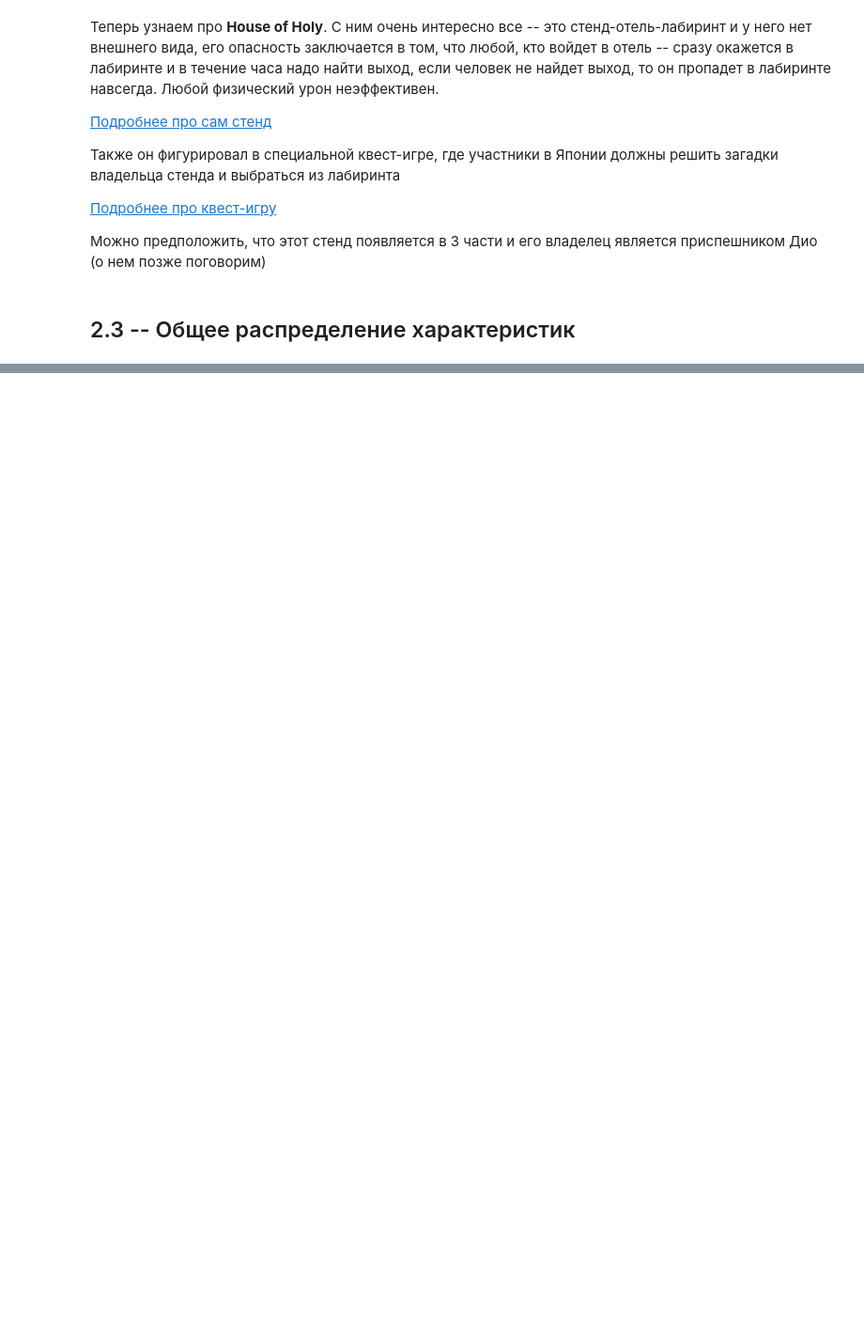
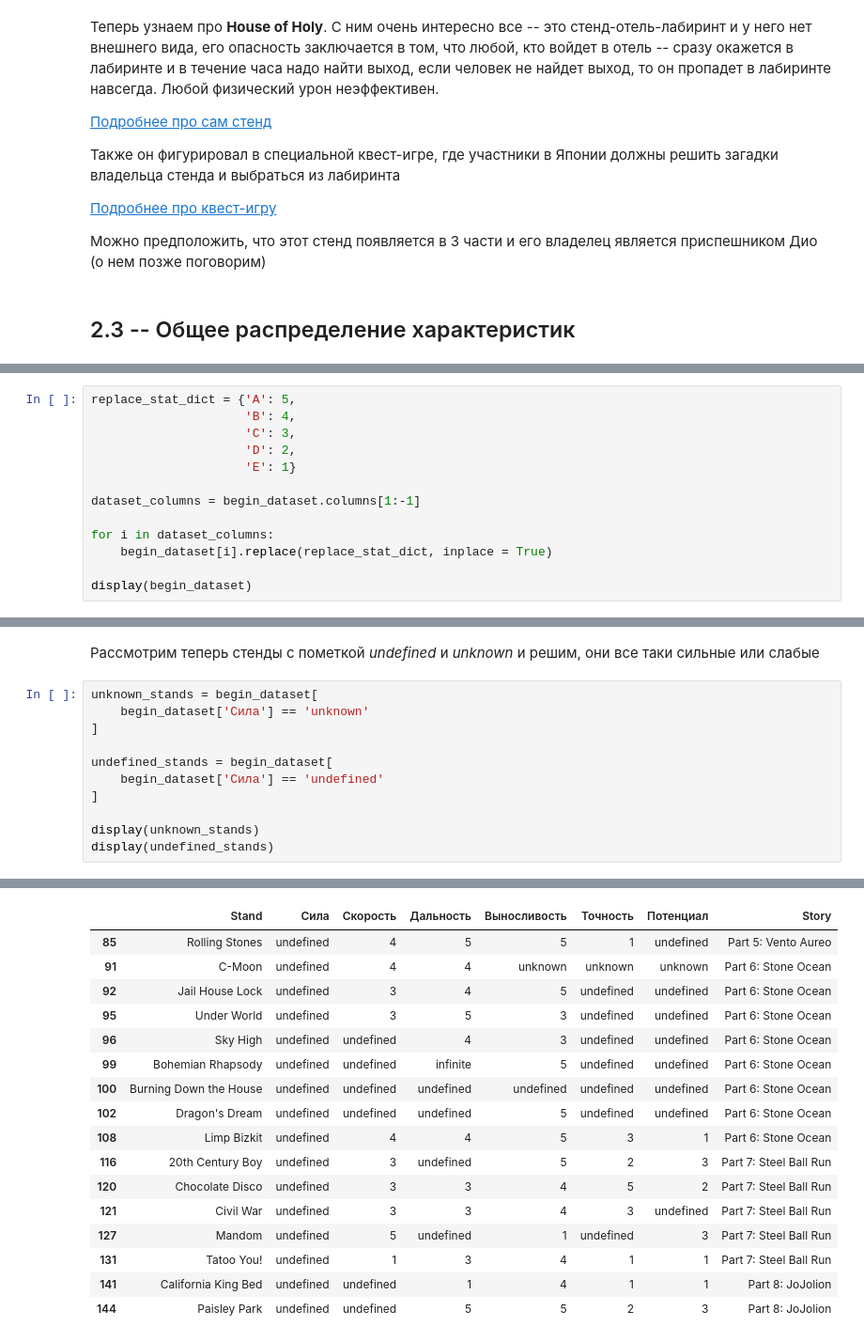
Before and after one commit to BogdanG888G/JOJO_stands, a Jupyter notebook: JOJO_stands.ipynb, the cells around one changed output, grey strips where cells are left out. Shown at 94% size. Cells and saved outputs as stored; diff of their text form; blank space fills up the shorter version.

```diff
--- a/JOJO_stands.ipynb
+++ b/JOJO_stands.ipynb
@@ -170,0 +193,13 @@ display(featured_part)
+# %%
+replace_stat_dict = {'A': 5,
+                     'B': 4,
+                     'C': 3,
+                     'D': 2,
+                     'E': 1}
+
+dataset_columns = begin_dataset.columns[1:-1]
+
+for i in dataset_columns:
+    begin_dataset[i].replace(replace_stat_dict, inplace = True)
+
+display(begin_dataset)
@@ -170,0 +267,14 @@ display(featured_part)
+# %% [markdown]
+Рассмотрим теперь стенды с пометкой *undefined* и *unknown* и решим, они все таки сильные или слабые
+# %%
+unknown_stands = begin_dataset[
+    begin_dataset['Сила'] == 'unknown'
+]
+
+undefined_stands = begin_dataset[
+    begin_dataset['Сила'] == 'undefined'
+]
+
+display(unknown_stands)
+display(undefined_stands)
+# %% [output]
@@ -170,0 +284,17 @@ display(featured_part)
+|  | Stand | Сила | Скорость | Дальность | Выносливость | Точность | Потенциал | Story |
+| 85 | Rolling Stones | undefined | 4 | 5 | 5 | 1 | undefined | Part 5: Vento Aureo |
+| 91 | C-Moon | undefined | 4 | 4 | unknown | unknown | unknown | Part 6: Stone Ocean |
+| 92 | Jail House Lock | undefined | 3 | 4 | 5 | undefined | undefined | Part 6: Stone Ocean |
+| 95 | Under World | undefined | 3 | 5 | 3 | undefined | undefined | Part 6: Stone Ocean |
+| 96 | Sky High | undefined | undefined | 4 | 3 | undefined | undefined | Part 6: Stone Ocean |
+| 99 | Bohemian Rhapsody | undefined | undefined | infinite | 5 | undefined | undefined | Part 6: Stone Ocean |
+| 100 | Burning Down the House | undefined | undefined | undefined | undefined | undefined | undefined | Part 6: Stone Ocean |
+| 102 | Dragon's Dream | undefined | undefined | undefined | 5 | undefined | undefined | Part 6: Stone Ocean |
+| 108 | Limp Bizkit | undefined | 4 | 4 | 5 | 3 | 1 | Part 6: Stone Ocean |
+| 116 | 20th Century Boy | undefined | 3 | undefined | 5 | 2 | 3 | Part 7: Steel Ball Run |
+| 120 | Chocolate Disco | undefined | 3 | 3 | 4 | 5 | 2 | Part 7: Steel Ball Run |
+| 121 | Civil War | undefined | 3 | 3 | 4 | 3 | undefined | Part 7: Steel Ball Run |
+| 127 | Mandom | undefined | 5 | undefined | 1 | undefined | 3 | Part 7: Steel Ball Run |
+| 131 | Tatoo You! | undefined | 1 | 3 | 4 | 1 | 1 | Part 7: Steel Ball Run |
+| 141 | California King Bed | undefined | undefined | 1 | 4 | 1 | 1 | Part 8: JoJolion |
+| 144 | Paisley Park | undefined | undefined | 5 | 5 | 2 | 3 | Part 8: JoJolion |
```
Also changed, not shown: parts of 24 cells of this notebook.
